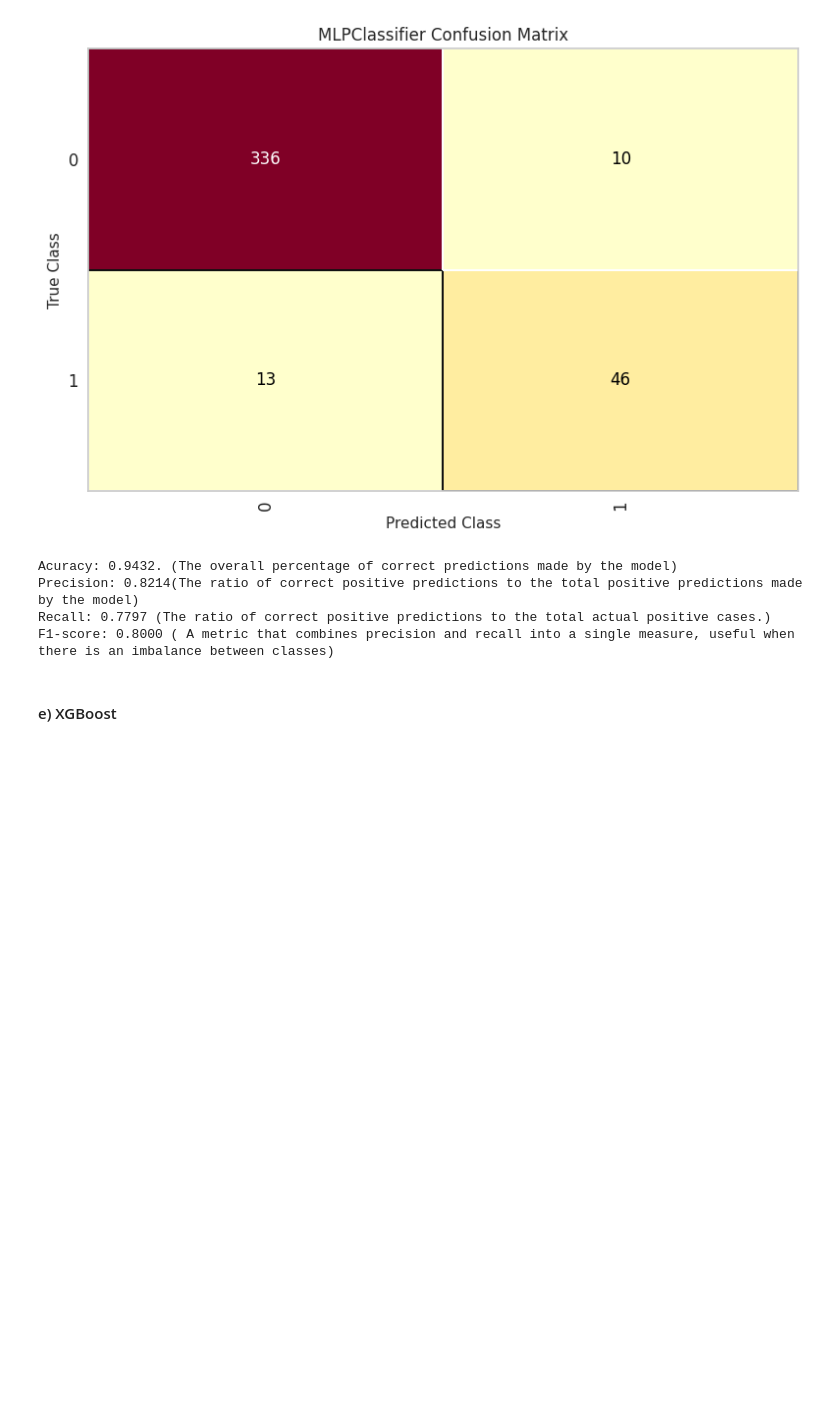
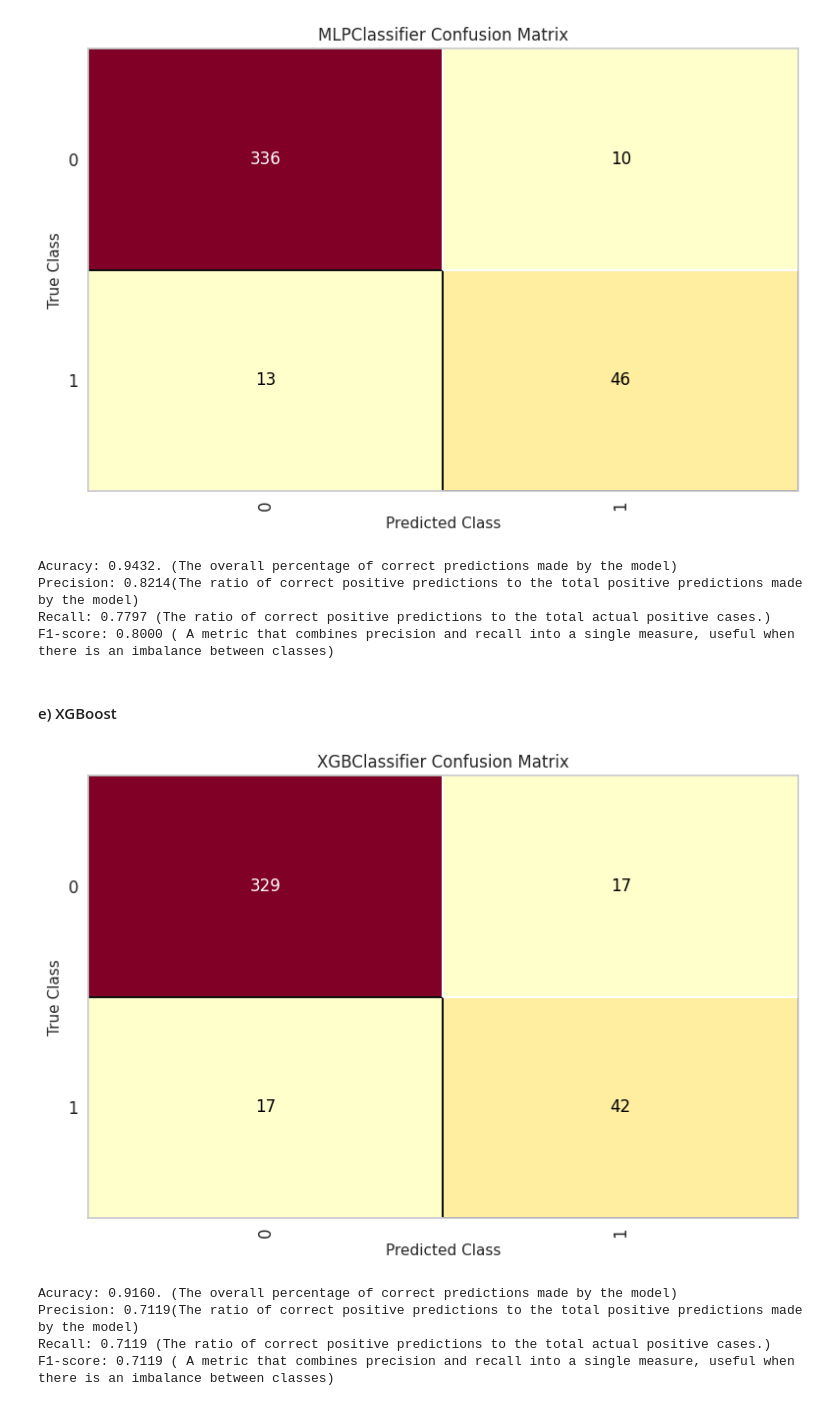
Before and after one commit to petrugeral/Marketing_Analytics, a Jupyter notebook: ifood_marketing_analytics/workspace.ipynb, the cells around one changed output. Cells and saved outputs as stored; diff of their text form; code cells hidden in the pictures; blank space fills up the shorter version.

Commit message:
modeling_xgb

```diff
--- a/ifood_marketing_analytics/workspace.ipynb
+++ b/ifood_marketing_analytics/workspace.ipynb
@@ -1020,3 +1020,30 @@ Recall: 0.7797 (The ratio of correct positive predictions to the total actual po
 F1-score: 0.8000 ( A metric that combines precision and recall into a single measure, useful when there is an imbalance between classes)
 # %% [markdown]
 #### e) XGBoost
+# %%
+import xgboost as xgb
+
+modelo_xgboost = xgb.XGBClassifier(objective='binary:logistic', random_state=42)
+cm_xgb = confusion_matrix(modelo_xgboost,x_train,y_train,x_test,y_test)
+
+cm_xgb.show;
+# %% [output]
+[figure, added]
+# %%
+y_pred_xgb = modelo_xgboost.predict(x_test)
+accuracy = accuracy_score(y_test, y_pred_xgb)
+print(f'Acuracy: {accuracy:.4f}. (The overall percentage of correct predictions made by the model)')
+
+precision = precision_score(y_test, y_pred_xgb)
+print(f'Precision: {precision:.4f}(The ratio of correct positive predictions to the total positive predictions made by the model)')
+
+recall = recall_score(y_test, y_pred_xgb)
+print(f'Recall: {recall:.4f} (The ratio of correct positive predictions to the total actual positive cases.)')
+
+f1 = f1_score(y_test, y_pred_xgb)
+print(f'F1-score: {f1:.4f} ( A metric that combines precision and recall into a single measure, useful when there is an imbalance between classes)')
+# %% [output]
+Acuracy: 0.9160. (The overall percentage of correct predictions made by the model)
+Precision: 0.7119(The ratio of correct positive predictions to the total positive predictions made by the model)
+Recall: 0.7119 (The ratio of correct positive predictions to the total actual positive cases.)
+F1-score: 0.7119 ( A metric that combines precision and recall into a single measure, useful when there is an imbalance between classes)
```
